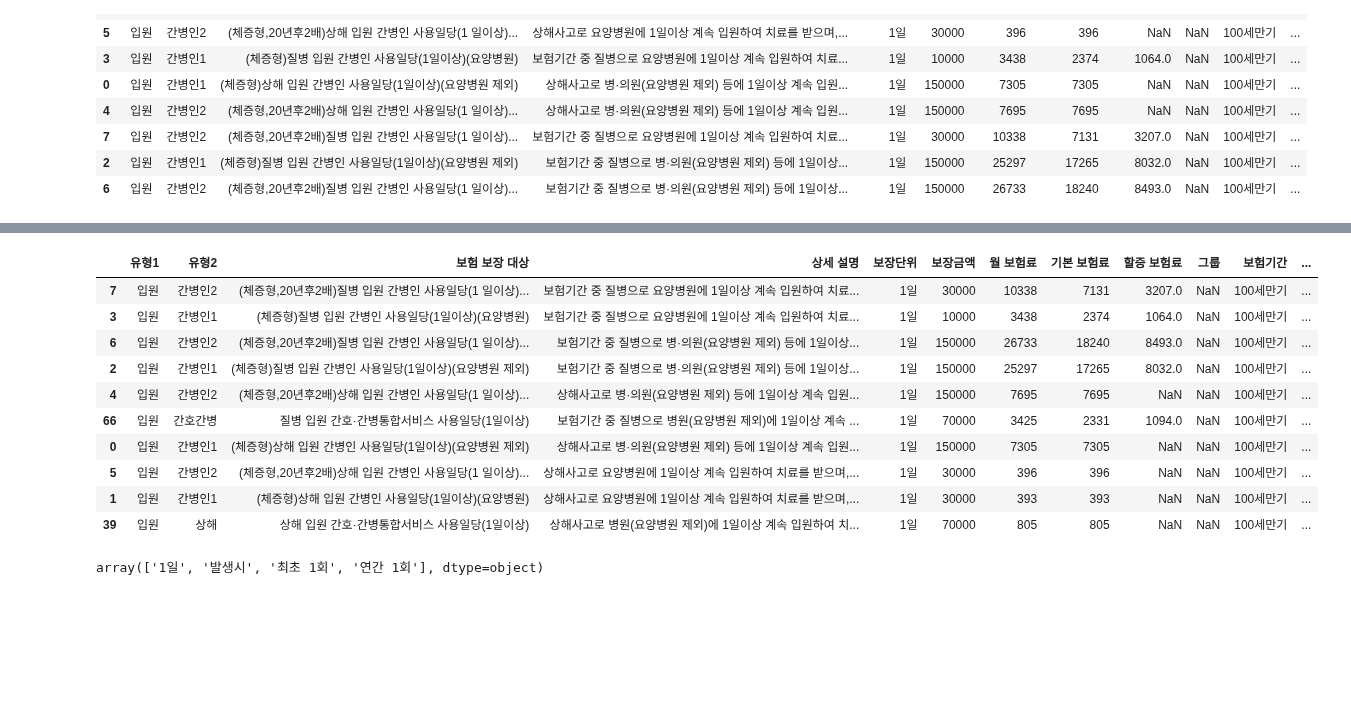
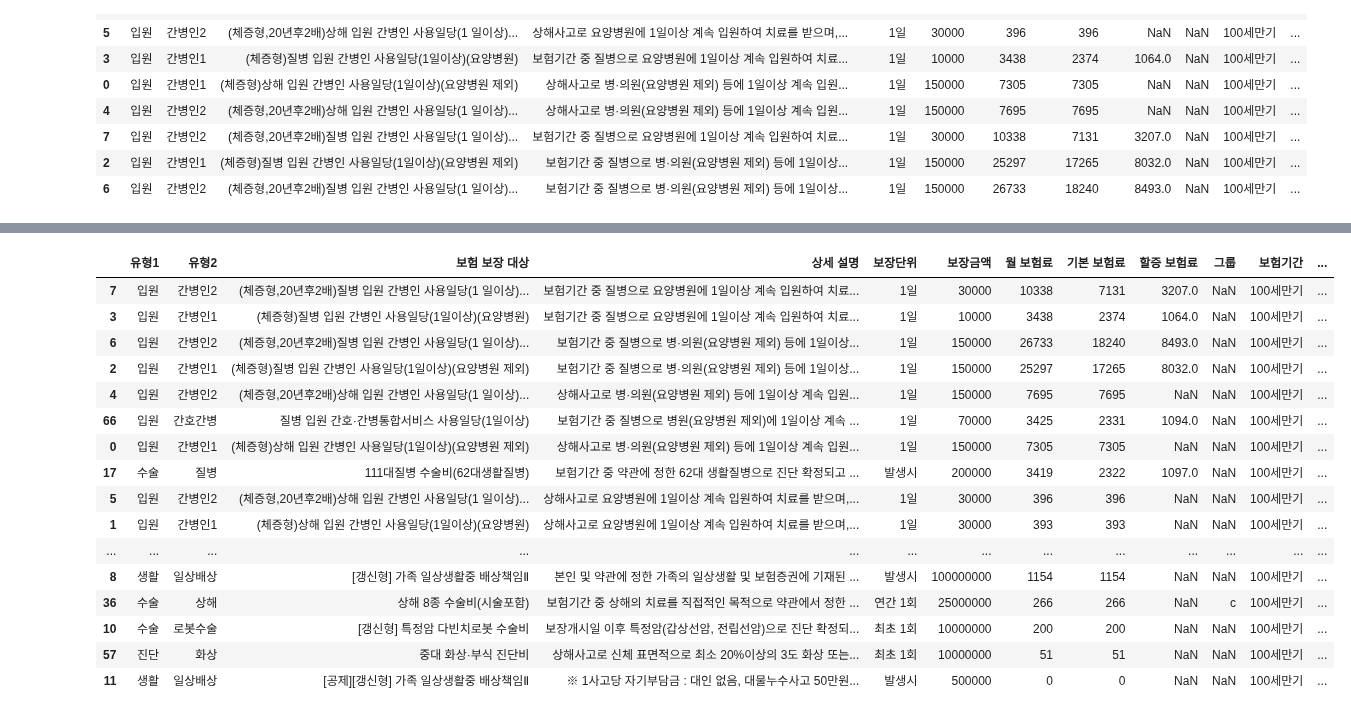
Before and after one commit to tiod0611/practice_language, a Jupyter notebook: python/데이터분석/insurance/insurance_분석.ipynb, the cells around one changed output, grey strips where cells are left out. Cells and saved outputs as stored; diff of their text form; code cells hidden in the pictures; blank space fills up the shorter version.

```diff
--- a/python/데이터분석/insurance/insurance_분석.ipynb
+++ b/python/데이터분석/insurance/insurance_분석.ipynb
@@ -12,7 +12,7 @@ please provide us feedback at https://github.com/pandas-dev/pandas/issues/54466
 
   import pandas as pd
 # %%
-data = pd.read_excel('preprocessed_data.xlsx')
+data = pd.read_excel('preprocessed_data_txt-sum.xlsx')
 # %%
 data.head()
 # %% [output]
@@ -24,0 +57,4 @@ data.head()
+# %%
+# 만기 보험료 순 항목
+pd.set_option('display.max_colwidth', 50)
+sorted_total = data.sort_values('만기 보험료', ascending=False)
@@ -24,0 +90,4 @@ data.head()
+# %%
+pd.options.display.float_format = '{:.2f}'.format
+display(data.groupby('보장단위')[['보장금액', '월 보험료', '만기 보험료']].mean())
+display(data.groupby('보장단위')[['보장금액', '월 보험료', '만기 보험료']].std())
@@ -70,7 +167,7 @@ data[data['유형2'].isin(['간병인1', '간병인2'])].sort_values('만기 보
 | 2 | 입원 | 간병인1 | (체증형)질병 입원 간병인 사용일당(1일이상)(요양병원 제외) | 보험기간 중 질병으로 병·의원(요양병원 제외) 등에 1일이상... | 1일 | 150000 | 25297 | 17265 | 8032.0 | NaN | 100세만기 | ... |
 | 6 | 입원 | 간병인2 | (체증형,20년후2배)질병 입원 간병인 사용일당(1 일이상)... | 보험기간 중 질병으로 병·의원(요양병원 제외) 등에 1일이상... | 1일 | 150000 | 26733 | 18240 | 8493.0 | NaN | 100세만기 | ... |
 # %%
-pd.set_option('display.max_colwidth', 300)
+
 data[data['유형2']=='암'].sort_values('만기 보험료', ascending=False)
 # %% [output]
 |  | 유형1 | 유형2 | 보험 보장 대상 | 상세 설명 | 보장단위 | 보장금액 | 월 보험료 | 기본 보험료 | 할증 보험료 | 그룹 | 보험기간 | ... |
@@ -92,19 +191,20 @@ data[data['유형2']=='암'].sort_values('만기 보험료', ascending=False)
 # %%
-pd.set_option('display.max_rows', 100)
-data[data['보장단위'].isin(['1일'])].sort_values('보장 대비 납입율', ascending=False)
+data.sort_values('보장 대비 납입율', ascending=False)
 # %% [output]
 |  | 유형1 | 유형2 | 보험 보장 대상 | 상세 설명 | 보장단위 | 보장금액 | 월 보험료 | 기본 보험료 | 할증 보험료 | 그룹 | 보험기간 | ... |
 | 7 | 입원 | 간병인2 | (체증형,20년후2배)질병 입원 간병인 사용일당(1 일이상)... | 보험기간 중 질병으로 요양병원에 1일이상 계속 입원하여 치료... | 1일 | 30000 | 10338 | 7131 | 3207.0 | NaN | 100세만기 | ... |
 | 3 | 입원 | 간병인1 | (체증형)질병 입원 간병인 사용일당(1일이상)(요양병원) | 보험기간 중 질병으로 요양병원에 1일이상 계속 입원하여 치료... | 1일 | 10000 | 3438 | 2374 | 1064.0 | NaN | 100세만기 | ... |
 | 6 | 입원 | 간병인2 | (체증형,20년후2배)질병 입원 간병인 사용일당(1 일이상)... | 보험기간 중 질병으로 병·의원(요양병원 제외) 등에 1일이상... | 1일 | 150000 | 26733 | 18240 | 8493.0 | NaN | 100세만기 | ... |
 | 2 | 입원 | 간병인1 | (체증형)질병 입원 간병인 사용일당(1일이상)(요양병원 제외) | 보험기간 중 질병으로 병·의원(요양병원 제외) 등에 1일이상... | 1일 | 150000 | 25297 | 17265 | 8032.0 | NaN | 100세만기 | ... |
 | 4 | 입원 | 간병인2 | (체증형,20년후2배)상해 입원 간병인 사용일당(1 일이상)... | 상해사고로 병·의원(요양병원 제외) 등에 1일이상 계속 입원... | 1일 | 150000 | 7695 | 7695 | NaN | NaN | 100세만기 | ... |
 | 66 | 입원 | 간호간병 | 질병 입원 간호·간병통합서비스 사용일당(1일이상) | 보험기간 중 질병으로 병원(요양병원 제외)에 1일이상 계속 ... | 1일 | 70000 | 3425 | 2331 | 1094.0 | NaN | 100세만기 | ... |
 | 0 | 입원 | 간병인1 | (체증형)상해 입원 간병인 사용일당(1일이상)(요양병원 제외) | 상해사고로 병·의원(요양병원 제외) 등에 1일이상 계속 입원... | 1일 | 150000 | 7305 | 7305 | NaN | NaN | 100세만기 | ... |
+| 17 | 수술 | 질병 | 111대질병 수술비(62대생활질병) | 보험기간 중 약관에 정한 62대 생활질병으로 진단 확정되고 ... | 발생시 | 200000 | 3419 | 2322 | 1097.0 | NaN | 100세만기 | ... |
 | 5 | 입원 | 간병인2 | (체증형,20년후2배)상해 입원 간병인 사용일당(1 일이상)... | 상해사고로 요양병원에 1일이상 계속 입원하여 치료를 받으며,... | 1일 | 30000 | 396 | 396 | NaN | NaN | 100세만기 | ... |
 | 1 | 입원 | 간병인1 | (체증형)상해 입원 간병인 사용일당(1일이상)(요양병원) | 상해사고로 요양병원에 1일이상 계속 입원하여 치료를 받으며,... | 1일 | 30000 | 393 | 393 | NaN | NaN | 100세만기 | ... |
-| 39 | 입원 | 상해 | 상해 입원 간호·간병통합서비스 사용일당(1일이상) | 상해사고로 병원(요양병원 제외)에 1일이상 계속 입원하여 치... | 1일 | 70000 | 805 | 805 | NaN | NaN | 100세만기 | ... |
+| ... | ... | ... | ... | ... | ... | ... | ... | ... | ... | ... | ... | ... |
+| 8 | 생활 | 일상배상 | [갱신형] 가족 일상생활중 배상책임Ⅱ | 본인 및 약관에 정한 가족의 일상생활 및 보험증권에 기재된 ... | 발생시 | 100000000 | 1154 | 1154 | NaN | NaN | 100세만기 | ... |
+| 36 | 수술 | 상해 | 상해 8종 수술비(시술포함) | 보험기간 중 상해의 치료를 직접적인 목적으로 약관에서 정한 ... | 연간 1회 | 25000000 | 266 | 266 | NaN | c | 100세만기 | ... |
+| 10 | 수술 | 로봇수술 | [갱신형] 특정암 다빈치로봇 수술비 | 보장개시일 이후 특정암(갑상선암, 전립선암)으로 진단 확정되... | 최초 1회 | 10000000 | 200 | 200 | NaN | NaN | 100세만기 | ... |
+| 57 | 진단 | 화상 | 중대 화상·부식 진단비 | 상해사고로 신체 표면적으로 최소 20%이상의 3도 화상 또는... | 최초 1회 | 10000000 | 51 | 51 | NaN | NaN | 100세만기 | ... |
+| 11 | 생활 | 일상배상 | [공제][갱신형] 가족 일상생활중 배상책임Ⅱ | ※ 1사고당 자기부담금 : 대인 없음, 대물누수사고 50만원... | 발생시 | 500000 | 0 | 0 | NaN | NaN | 100세만기 | ... |
-# %%
-data['보장단위'].unique()
-# %% [output]
-array(['1일', '발생시', '최초 1회', '연간 1회'], dtype=object)
```
Also changed, not shown: parts of 16 cells of this notebook, 2 other files.
